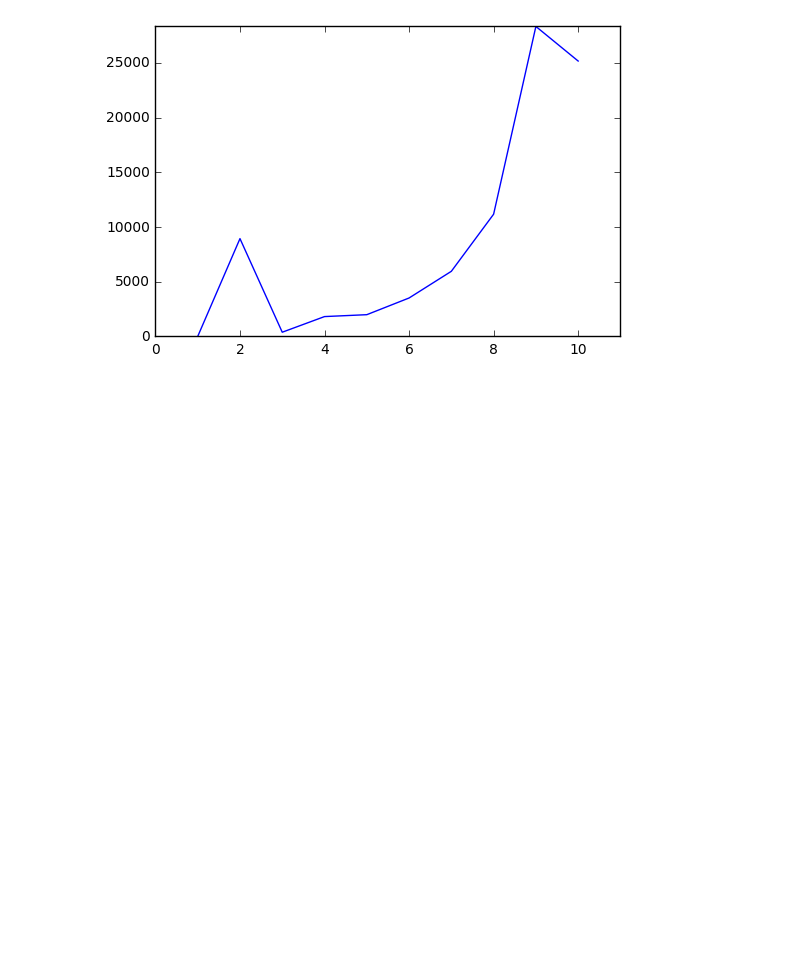
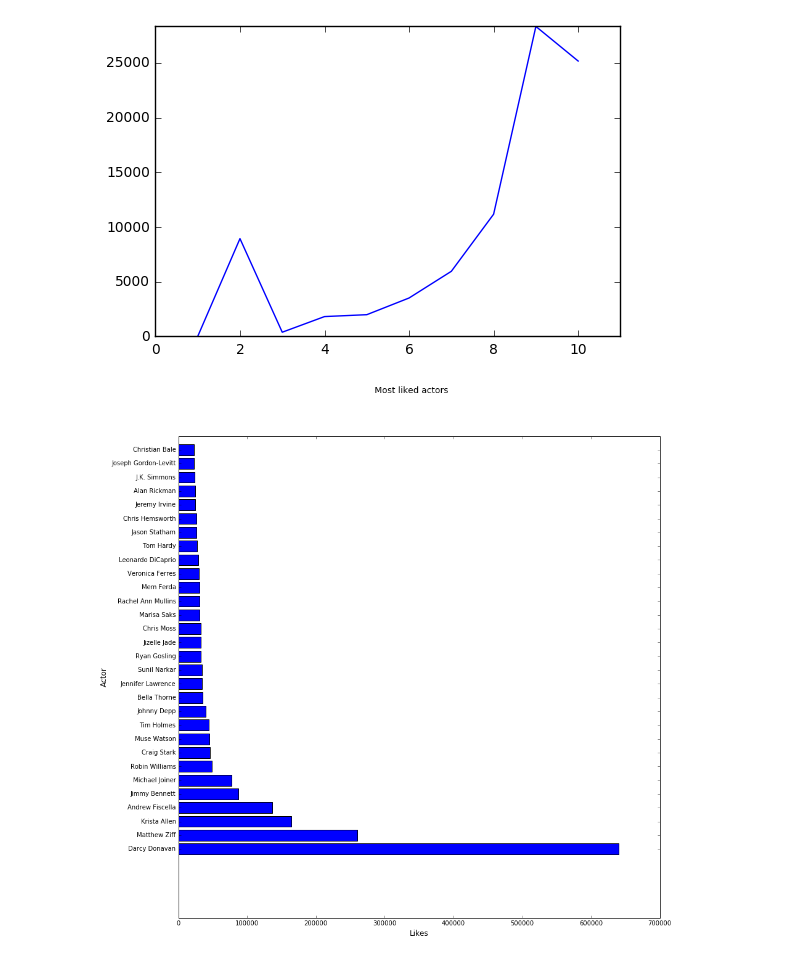
Before and after one commit to AlekVT/notebookIMDB, a Jupyter notebook: MovieSet.ipynb, the cells around one changed output. Drawn from its saved outputs; the diff is of its cells as text; code cells hidden in the pictures; blank space fills up the shorter version.

```diff
--- a/MovieSet.ipynb
+++ b/MovieSet.ipynb
@@ -207,3 +207,53 @@ plt.axis([0, 11, 0, m])
 plt.show()
 # %% [output]
 [figure]
+# %%
+from itertools import *
+actors = []
+actors1 = dataset['actor_1_name']
+actors2 = dataset['actor_2_name']
+actors3 = dataset['actor_3_name']
+actorsIt = itertools.chain(actors1,actors2,actors3)
+for i in actorsIt:
+    actors.append(i)
+#print actors
+
+likes = []
+likes1 = dataset['actor_1_facebook_likes']
+likes2 = dataset['actor_2_facebook_likes']
+likes3 = dataset['actor_3_facebook_likes']
+likesIt = itertools.chain(likes1,likes2,likes3)
+for i in likesIt:
+    likes.append(i)
+
+actorLikes = []
+actorLikes = zip(actors,likes)
+
+actorLikes_df = pd.DataFrame(actorLikes, columns=['actors', 'facebook_likes']).drop_duplicates()
+# print df.sort_values(by='facebook_likes', ascending=False)
+
+actorFacebookLikes = []
+actorFacebookLikes = actorLikes_df.sort_values(by='facebook_likes', ascending=False).head(30)
+
+x_axis = []
+y_axis = np.arange(len(actorFacebookLikes))
+
+for i in range(len(actorFacebookLikes)):
+    try:
+        var1 = actorFacebookLikes.iloc[i]['facebook_likes']
+        x_axis.append(var1)
+    except:
+        x_axis.append(0)
+
+fig = plt.figure(figsize=(14,14))
+fig.suptitle('Most liked actors', fontsize=14)
+ax = fig.add_subplot(111)
+ax.set_xlabel('Likes', fontsize=12)
+ax.set_ylabel('Actor', fontsize=12)
+ax.barh(y_axis, x_axis, align='center')
+ax.set_yticks(y_axis)
+ax.set_yticklabels(actorFacebookLikes['actors'], rotation=0)
+
+plt.show()
+# %% [output]
+[figure, added]
```
